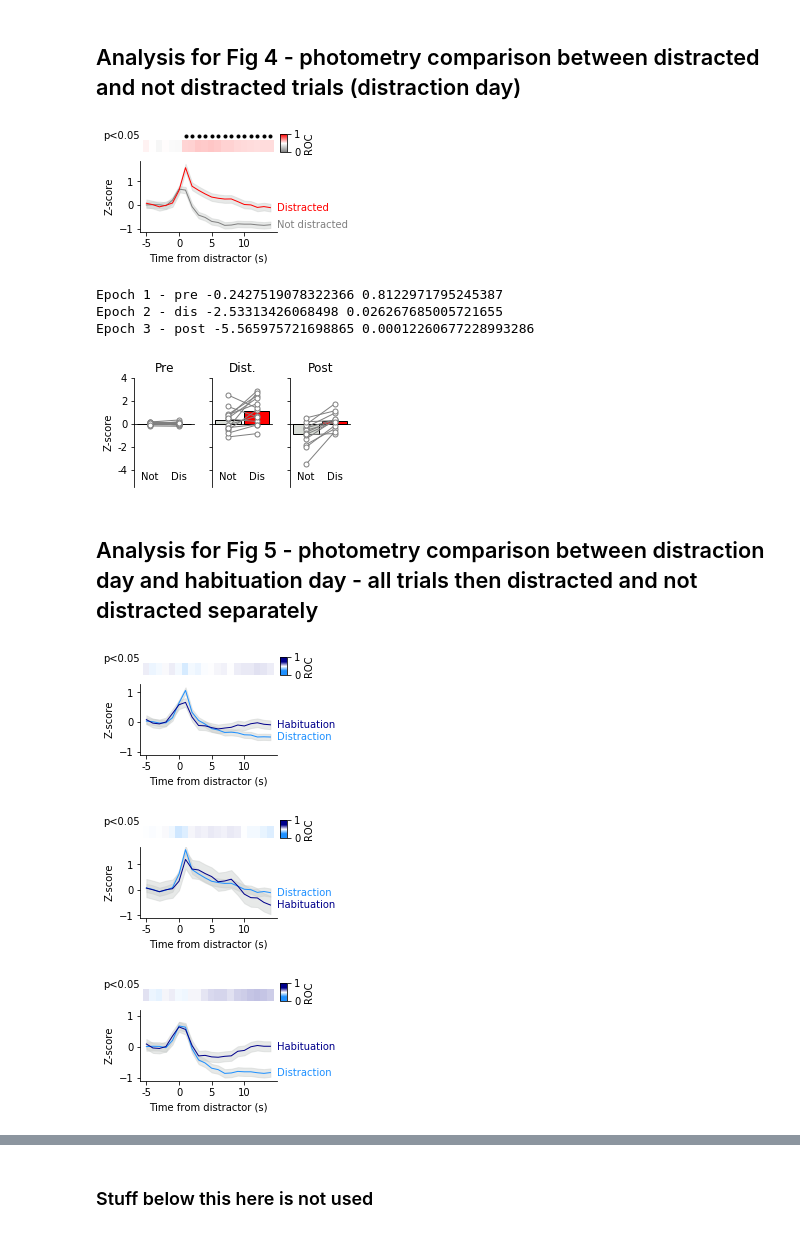
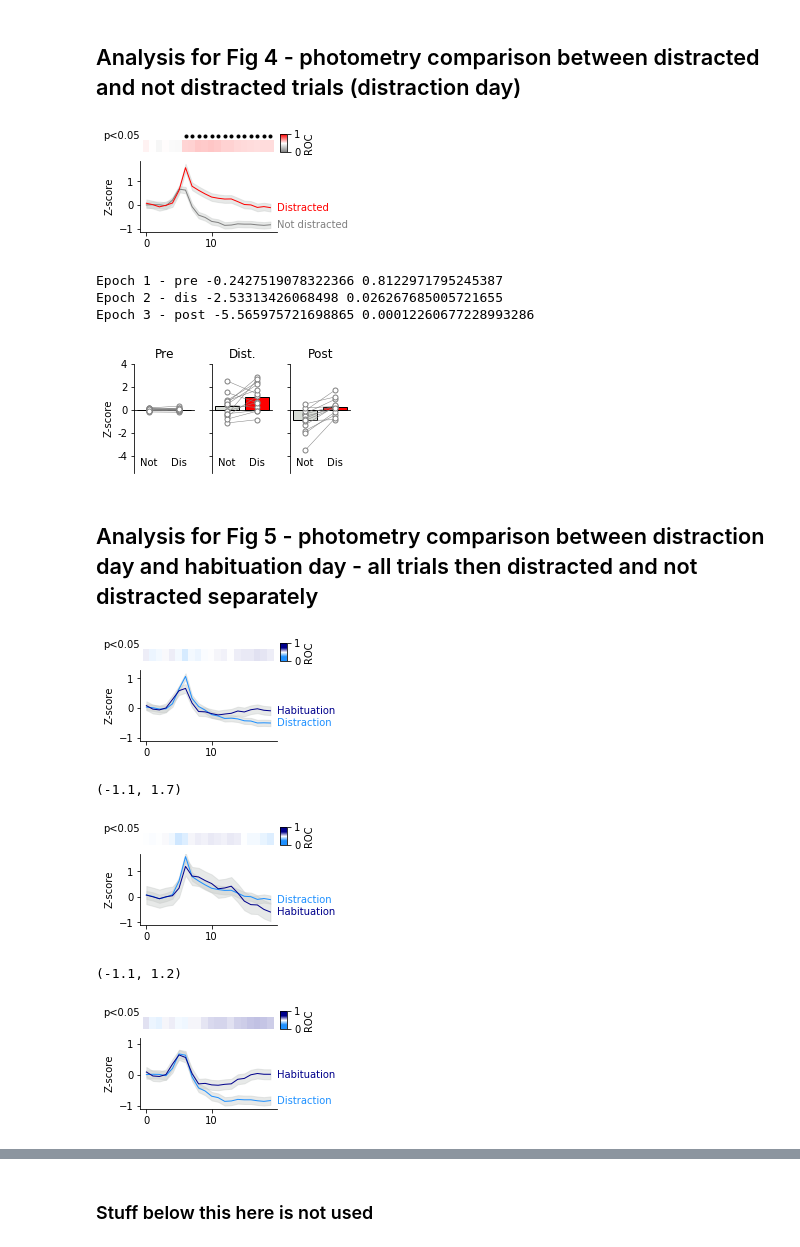
Before and after one commit to mccutcheonlab/distraction-peters, a Jupyter notebook: notebooks/02_dis-roc-all-figs.ipynb, the cells around one changed output, grey strips where cells are left out. Cells and saved outputs as stored; diff of their text form; code cells hidden in the pictures.

```diff
--- a/notebooks/02_dis-roc-all-figs.ipynb
+++ b/notebooks/02_dis-roc-all-figs.ipynb
@@ -265,25 +266,24 @@ Epoch 3 - post -0.10424863573716375 0.9186941607447985
 # %%
 # Loads in ROC data for modelled vs distraction day ROC
 try:
     pickle_in = open(outputfolder+"roc_photo_disday_disVnotdis.pickle", 'rb')
 except FileNotFoundError:
         print('Cannot access pickled file')
 
 [a, p, data] = dill.load(pickle_in)
 
 f = plt.figure(figsize=(3.4,2))
-f, ax = plot_ROC_and_line(f, a, p, data[0], data[1],
+f, ax = tp.plot_ROC_and_line(f, a, p, data[0], data[1],
                  cdict=[colors_dis[0], 'white', colors_dis[1]],
                  colors = colors_dis,
                  labels=['Not distracted', 'Distracted'],
-                 labeloffset=0,
                  ylabel='Z-score')
 
 # ax[1].set_yticks([-1, 0, 1])
 
-f.savefig(figfolder+"fig4_roc-photo-disVnondis.pdf")
+# f.savefig(figfolder+"fig4_roc-photo-disVnondis.pdf")
 # %% [output]
-[figure, old version]
+[figure, new version]
 # %%
 try:
     pickle_in = open(outputfolder+"roc_results_photo_disVnotdis.pickle", 'rb')
@@ -317,17 +317,17 @@ f.subplots_adjust(left=0.15, wspace=0.3)
 
 colors=['xkcd:light grey', colors_dis[1]]
 
-barscatter([epoch1_notdis, epoch1_dis], paired=True,
+tp.barscatter([epoch1_notdis, epoch1_dis], paired=True,
            barfacecolor=colors, barfacecoloroption='individual',
            scattersize=scattersize,
            ax=ax[0])
 
-barscatter([epoch2_notdis, epoch2_dis], paired=True,
+tp.barscatter([epoch2_notdis, epoch2_dis], paired=True,
            barfacecolor=colors, barfacecoloroption='individual',
            scattersize=scattersize,
            ax=ax[1])
 
-barscatter([epoch3_notdis, epoch3_dis], paired=True,
+tp.barscatter([epoch3_notdis, epoch3_dis], paired=True,
            barfacecolor=colors, barfacecoloroption='individual',
            scattersize=scattersize,
            ax=ax[2])
@@ -348,7 +348,7 @@ ax[0].set_title('Pre')
 ax[1].set_title('Dist.')
 ax[2].set_title('Post')
 
-f.savefig(figfolder+"fig4_photo_disVnotdis_epochs.pdf")
+# f.savefig(figfolder+"fig4_photo_disVnotdis_epochs.pdf")
 
 from scipy import stats
 
@@ -364,7 +364,7 @@ print('Epoch 3 - post', t, p)
 Epoch 1 - pre -0.2427519078322366 0.8122971795245387
 Epoch 2 - dis -2.53313426068498 0.026267685005721655
 Epoch 3 - post -5.565975721698865 0.00012260677228993286
-[figure, old version]
+[figure, new version]
 # %% [markdown]
 ## Analysis for Fig 5 - photometry comparison between distraction day and habituation day - all trials then distracted and not distracted separately
 # %%
@@ -374,19 +374,18 @@ pickle_in = open(outputfolder+"roc_photo_alltrials_disVhab.pickle", 'rb')
 [a, p, data] = dill.load(pickle_in)
 
 f = plt.figure(figsize=(3.4,2))
-f, ax = plot_ROC_and_line(f, a, p, data[0], data[1],
+f, ax = tp.plot_ROC_and_line(f, a, p, data[0], data[1],
                  cdict = [(0, colors_days[1]), (0.25, colors_days[1]), (0.5, 'white'), (0.75, colors_days[2]), (1, colors_days[2])],
                  colors = [colors_days[1], colors_days[2]],
                  labels=['Distraction', 'Habituation'],
-                 labeloffset=0,
                  ylabel='Z-score')
 
 ax[1].set_yticks([-1, 0, 1])
 ax[1].set_ylim([-1.1, 1.3])
 
-f.savefig(figfolder+"fig5_roc-photo-disVhab.pdf")
+# f.savefig(figfolder+"fig5_roc-photo-disVhab.pdf")
 # %% [output]
-[figure, old version]
+[figure, new version]
 # %%
 # Loads in ROC data for distraction vs habituation day ROC - ONLY DISTRACTED TRIALS
 pickle_in = open(outputfolder+"roc_photo_distrials_disVhab.pickle", 'rb')
@@ -394,20 +393,20 @@ pickle_in = open(outputfolder+"roc_photo_distrials_disVhab.pickle", 'rb')
 [a, p, data] = dill.load(pickle_in)
 
 f = plt.figure(figsize=(3.4,2))
-f, ax = plot_ROC_and_line(f, a, p, data[0], data[1],
+f, ax = tp.plot_ROC_and_line(f, a, p, data[0], data[1],
                  cdict = [(0, colors_days[1]), (0.25, colors_days[1]), (0.5, 'white'), (0.75, colors_days[2]), (1, colors_days[2])],
                  colors = [colors_days[1], colors_days[2]],
                  labels=['Distraction', 'Habituation'],
-                 labeloffset=0,
                  ylabel='Z-score')
 
 
 ax[1].set_yticks([-1, 0, 1])
 ax[1].set_ylim([-1.1, 1.7])
 
-f.savefig(figfolder+"fig5_roc-photo-disVhab-onlyDIS.pdf")
+# f.savefig(figfolder+"fig5_roc-photo-disVhab-onlyDIS.pdf")
 # %% [output]
+(-1.1, 1.7)
-[figure, old version]
+[figure, new version]
 # %%
 # Loads in ROC data for distraction vs habituation day ROC - ONLY NOT DISTRACTED TRIALS
 pickle_in = open(outputfolder+"roc_photo_notdistrials_disVhab.pickle", 'rb')
@@ -415,17 +414,17 @@ pickle_in = open(outputfolder+"roc_photo_notdistrials_disVhab.pickle", 'rb')
 [a, p, data] = dill.load(pickle_in)
 
 f = plt.figure(figsize=(3.4,2))
-f, ax = plot_ROC_and_line(f, a, p, data[0], data[1],
+f, ax = tp.plot_ROC_and_line(f, a, p, data[0], data[1],
                  cdict = [(0, colors_days[1]), (0.25, colors_days[1]), (0.5, 'white'), (0.75, colors_days[2]), (1, colors_days[2])],
                  colors = [colors_days[1], colors_days[2]],
                  labels=['Distraction', 'Habituation'],
-                 labeloffset=0,
                  ylabel='Z-score')
 
 
 ax[1].set_yticks([-1, 0, 1])
 ax[1].set_ylim([-1.1, 1.2])
 
-f.savefig(figfolder+"fig5_roc-photo-disVhab-onlyNOTDIS.pdf")
+# f.savefig(figfolder+"fig5_roc-photo-disVhab-onlyNOTDIS.pdf")
 # %% [output]
+(-1.1, 1.2)
-[figure, old version]
+[figure, new version]
```
Also changed, not shown: parts of 7 cells of this notebook.
